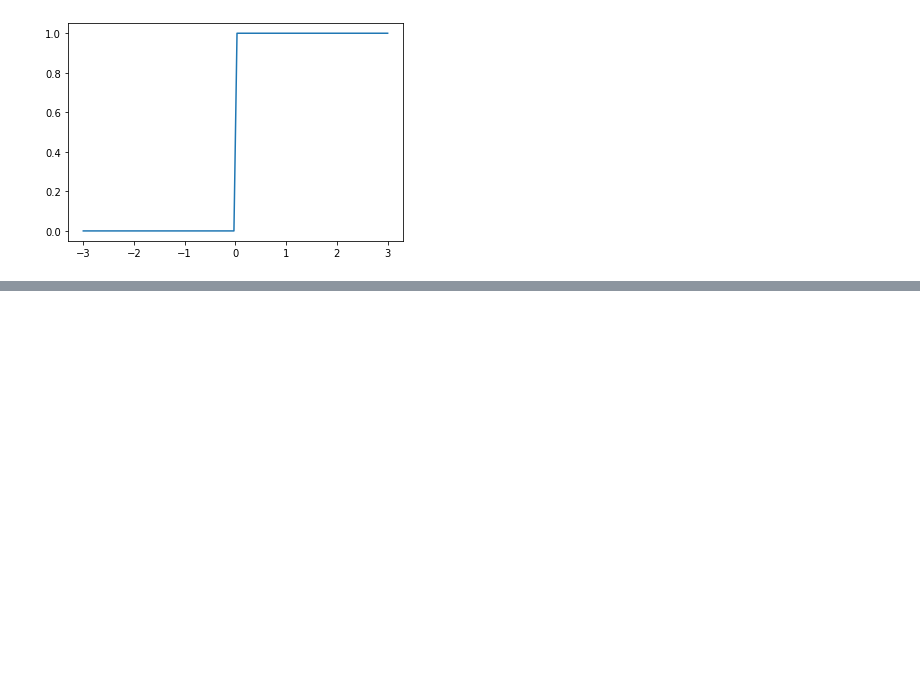
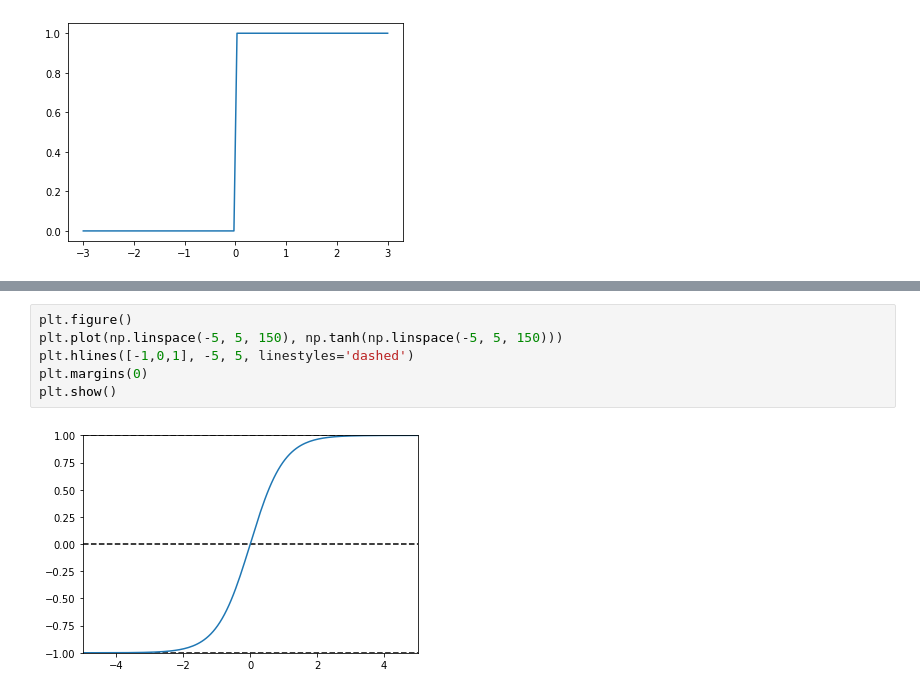
Before and after one commit to diggerb/MNIST, a Jupyter notebook: MNIST.ipynb, the cells around one changed output, grey strips where cells are left out. Saved outputs shown, nothing was run; the diff lists cells and outputs as text; blank space fills up the shorter version.

Commit message:
completed linear and sigmoid, started tanh

```diff
--- a/MNIST.ipynb
+++ b/MNIST.ipynb
@@ -218,0 +248,8 @@ plt.show()
+# %%
+plt.figure()
+plt.plot(np.linspace(-5, 5, 150), np.tanh(np.linspace(-5, 5, 150)))
+plt.hlines([-1,0,1], -5, 5, linestyles='dashed')
+plt.margins(0)
+plt.show()
+# %% [output]
+[figure, added]
```
Also changed, not shown: parts of 5 cells of this notebook.
